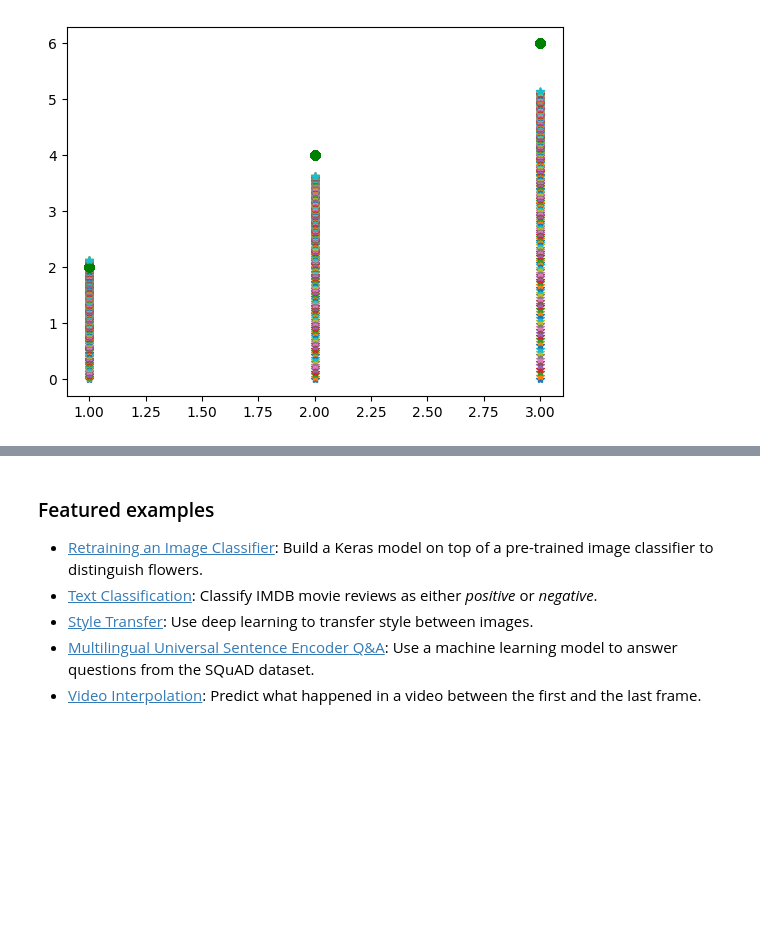
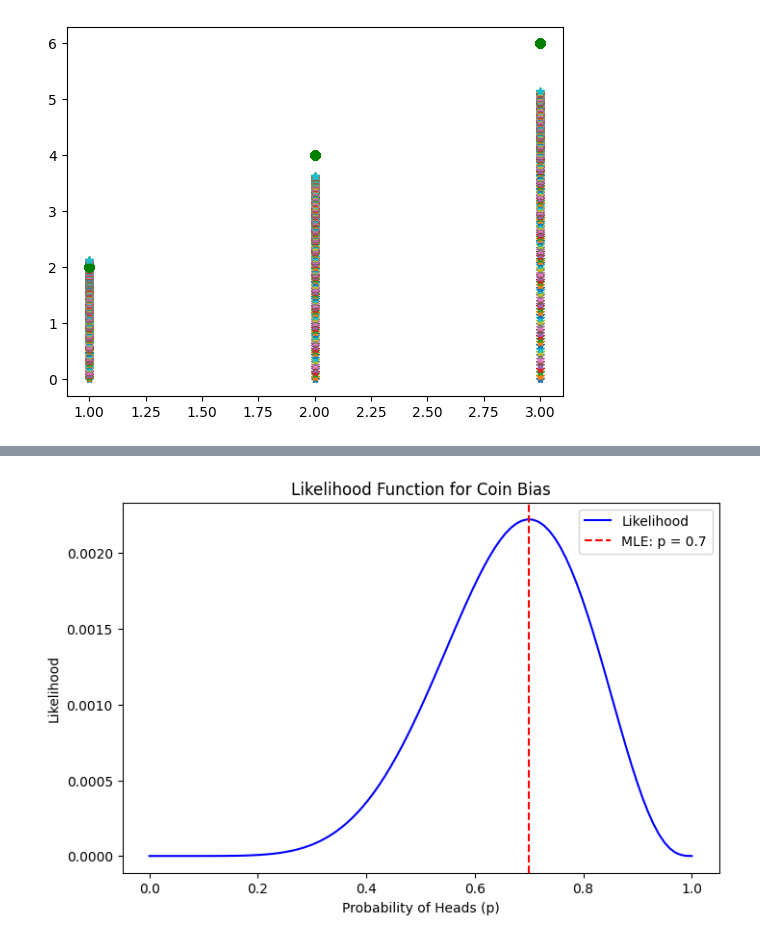
Before and after one commit to omkar-salunke/Coursera, a Jupyter notebook: basics.ipynb, the cells around one changed output, grey strips where cells are left out. Saved outputs shown, nothing was run; the diff lists cells and outputs as text; code cells hidden in the pictures; blank space fills up the shorter version.

```diff
--- a/basics.ipynb
+++ b/basics.ipynb
@@ -232,14 +56,27 @@ These are a few of the notebooks from Google's online Machine Learning course. S
-# %% [markdown]
-<div class="markdown-google-sans">
-
-<a name="machine-learning-examples"></a>
-
-### Featured examples
-
-</div>
-
-- [Retraining an Image Classifier](https://tensorflow.org/hub/tutorials/tf2_image_retraining): Build a Keras model on top of a pre-trained image classifier to distinguish flowers.
-- [Text Classification](https://tensorflow.org/hub/tutorials/tf2_text_classification): Classify IMDB movie reviews as either *positive* or *negative*.
-- [Style Transfer](https://tensorflow.org/hub/tutorials/tf2_arbitrary_image_stylization): Use deep learning to transfer style between images.
-- [Multilingual Universal Sentence Encoder Q&A](https://tensorflow.org/hub/tutorials/retrieval_with_tf_hub_universal_encoder_qa): Use a machine learning model to answer questions from the SQuAD dataset.
-- [Video Interpolation](https://tensorflow.org/hub/tutorials/tweening_conv3d): Predict what happened in a video between the first and the last frame.
+# %%
+import numpy as np
+import matplotlib.pyplot as plt
+
+# Data
+n = 10  # Total tosses
+k = 7   # Heads observed
+
+# Likelihood function
+def likelihood(p):
+    return (p**k) * ((1 - p)**(n - k))
+
+# Values of p to evaluate
+p_values = np.linspace(0, 1, 100)
+likelihood_values = [likelihood(p) for p in p_values]
+
+# Plotting the likelihood function
+plt.figure(figsize=(8, 5))
+plt.plot(p_values, likelihood_values, label="Likelihood", color="blue")
+plt.axvline(0.7, color="red", linestyle="--", label="MLE: p = 0.7")
+plt.title("Likelihood Function for Coin Bias")
+plt.xlabel("Probability of Heads (p)")
+plt.ylabel("Likelihood")
+plt.legend()
+plt.show()
+# %% [output]
+[figure, added]
```
Also changed, not shown: parts of 17 cells of this notebook.
